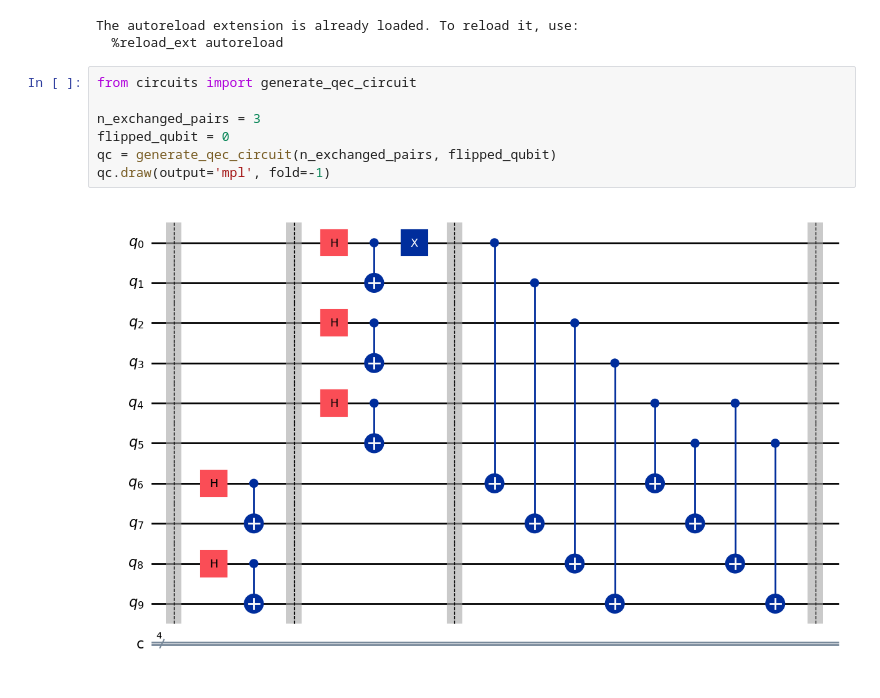
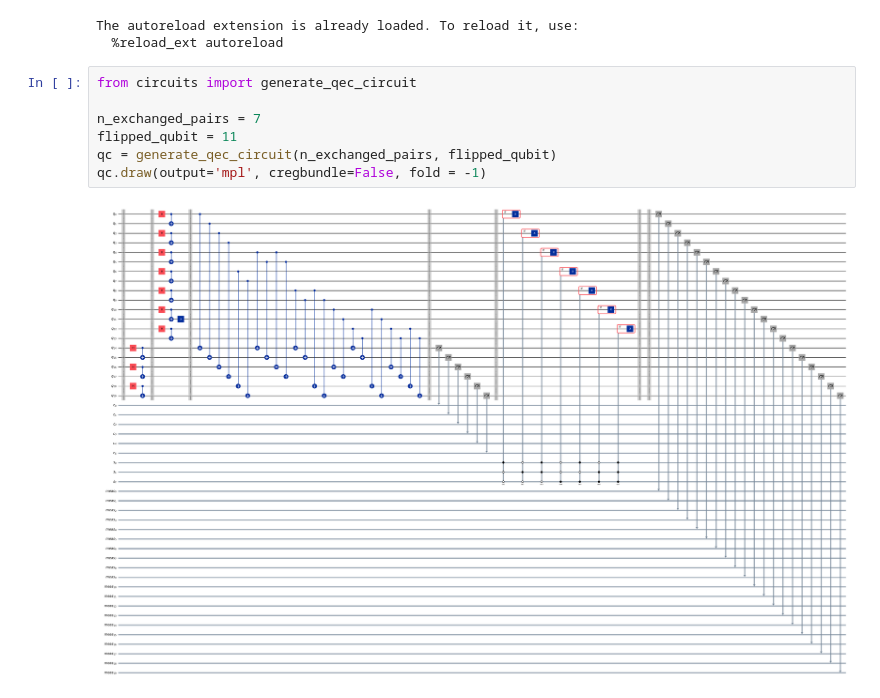
Before and after one commit to pedro2mj/qkd-quantum-error-correction, a Jupyter notebook: example.ipynb, the cells around one changed output. Cells and saved outputs as stored; diff of their text form.

```diff
--- a/example.ipynb
+++ b/example.ipynb
@@ -10,12 +10,12 @@ The autoreload extension is already loaded. To reload it, use:
 # %%
 from circuits import generate_qec_circuit
 
-n_exchanged_pairs = 3
-flipped_qubit = 0
+n_exchanged_pairs = 7
+flipped_qubit = 11
 qc = generate_qec_circuit(n_exchanged_pairs, flipped_qubit)
-qc.draw(output='mpl', fold=-1)
+qc.draw(output='mpl', cregbundle=False, fold = -1)
 # %% [output]
-[figure, old version]
+[figure, new version]
 # %%
 from qiskit_aer import AerSimulator
 import numpy as np
```
Also changed, not shown: parts of 1 cell of this notebook, 1 other file.
